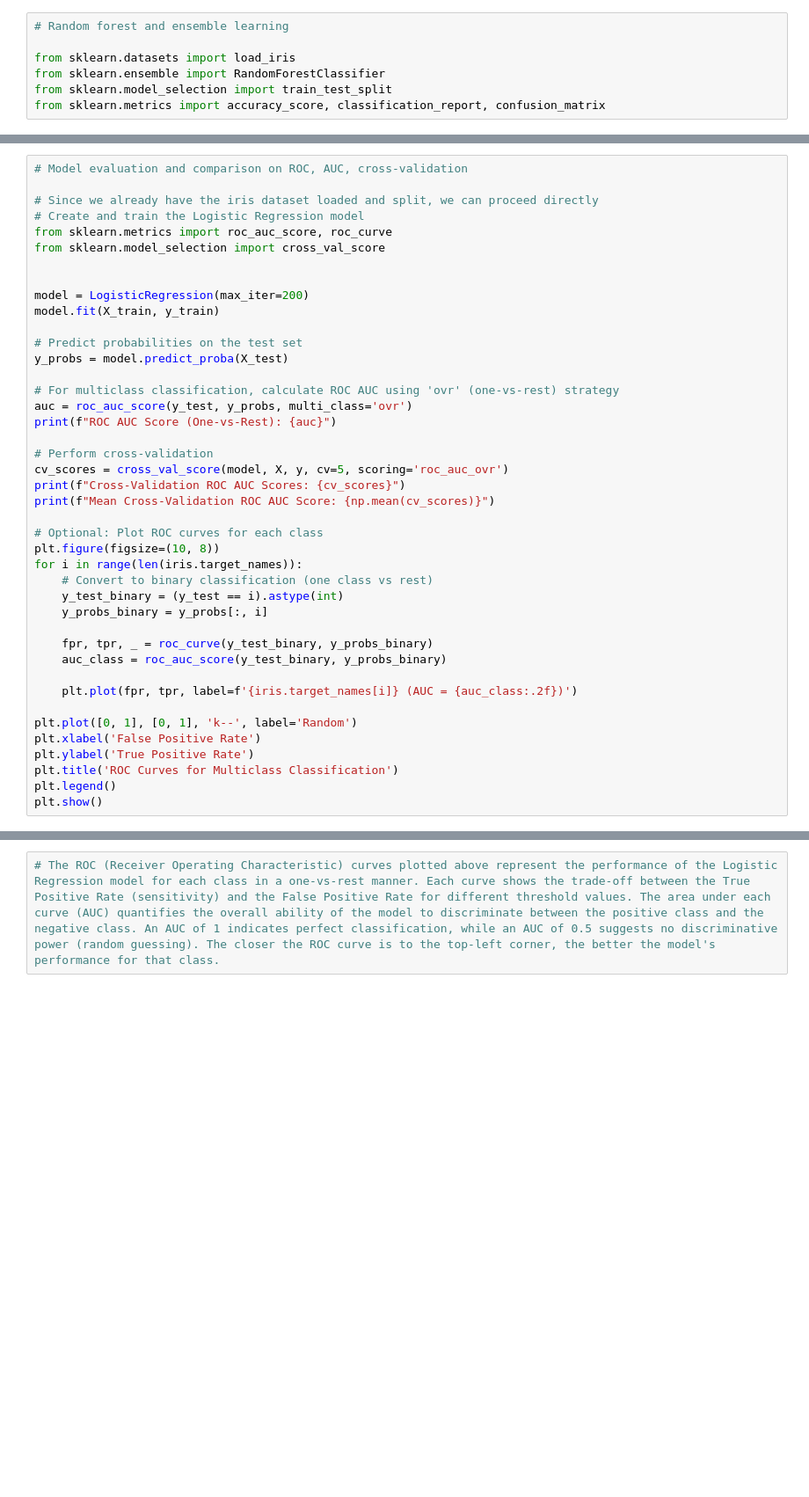
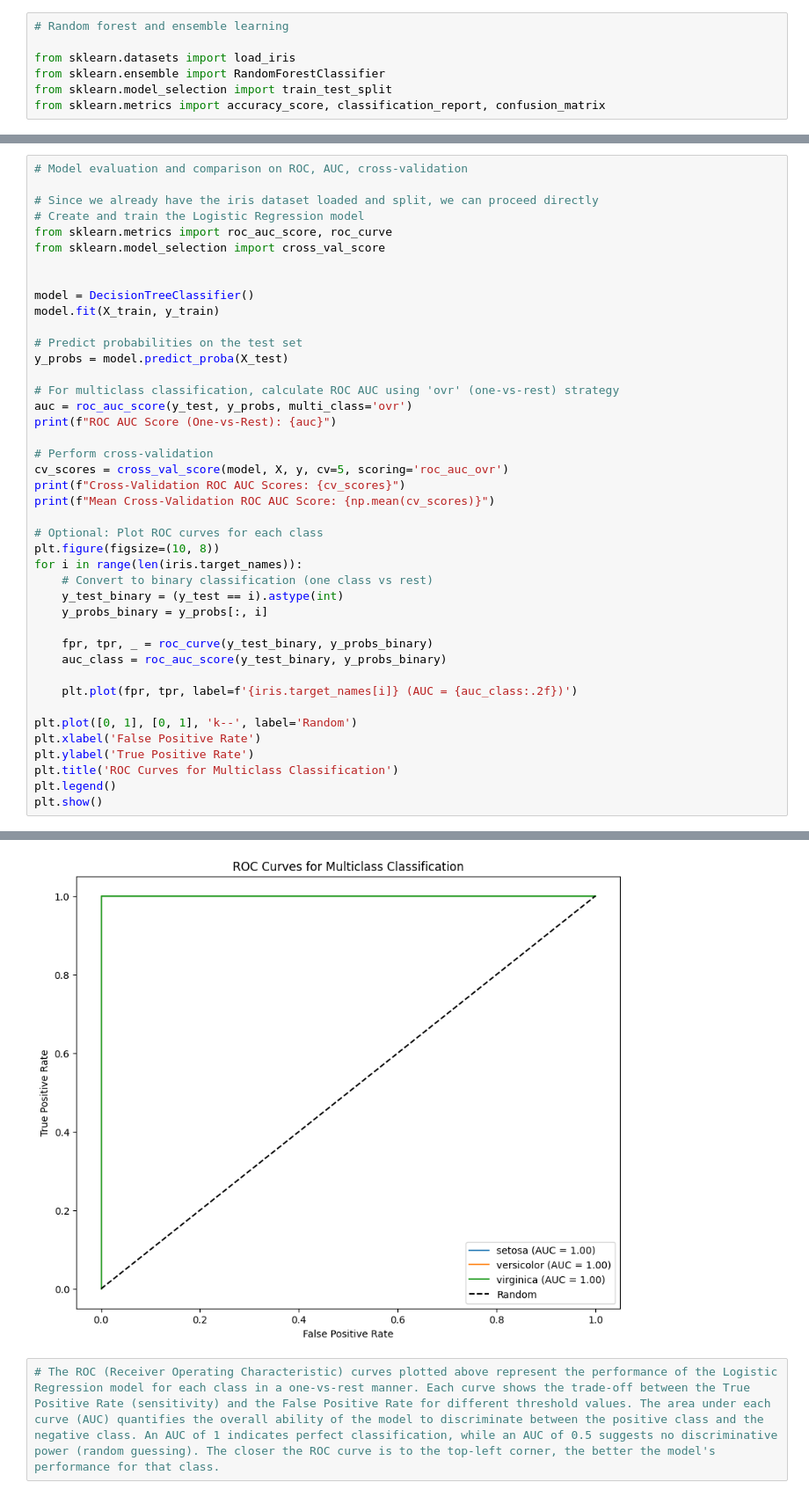
Before and after one commit to AshminJayson/calpine-sql-handson, a Jupyter notebook: ML/machine_learning.ipynb, the cells around one changed output, grey strips where cells are left out. Shown at 88% size. Cells and saved outputs as stored; diff of their text form; blank space fills up the shorter version.

```diff
--- a/ML/machine_learning.ipynb
+++ b/ML/machine_learning.ipynb
@@ -255,7 +447,7 @@ from sklearn.metrics import roc_auc_score, roc_curve
 from sklearn.model_selection import cross_val_score
 
 
-model = LogisticRegression(max_iter=200)
+model = DecisionTreeClassifier()
 model.fit(X_train, y_train)
 
 # Predict probabilities on the test set
@@ -288,3 +480,4 @@ plt.ylabel('True Positive Rate')
 plt.title('ROC Curves for Multiclass Classification')
 plt.legend()
 plt.show()
+# %% [output]
@@ -291,2 +487,3 @@ plt.show()
+[figure, added]
 # %%
 # The ROC (Receiver Operating Characteristic) curves plotted above represent the performance of the Logistic Regression model for each class in a one-vs-rest manner. Each curve shows the trade-off between the True Positive Rate (sensitivity) and the False Positive Rate for different threshold values. The area under each curve (AUC) quantifies the overall ability of the model to discriminate between the positive class and the negative class. An AUC of 1 indicates perfect classification, while an AUC of 0.5 suggests no discriminative power (random guessing). The closer the ROC curve is to the top-left corner, the better the model's performance for that class.
```
Also changed, not shown: parts of 15 cells of this notebook, 3 other files.
